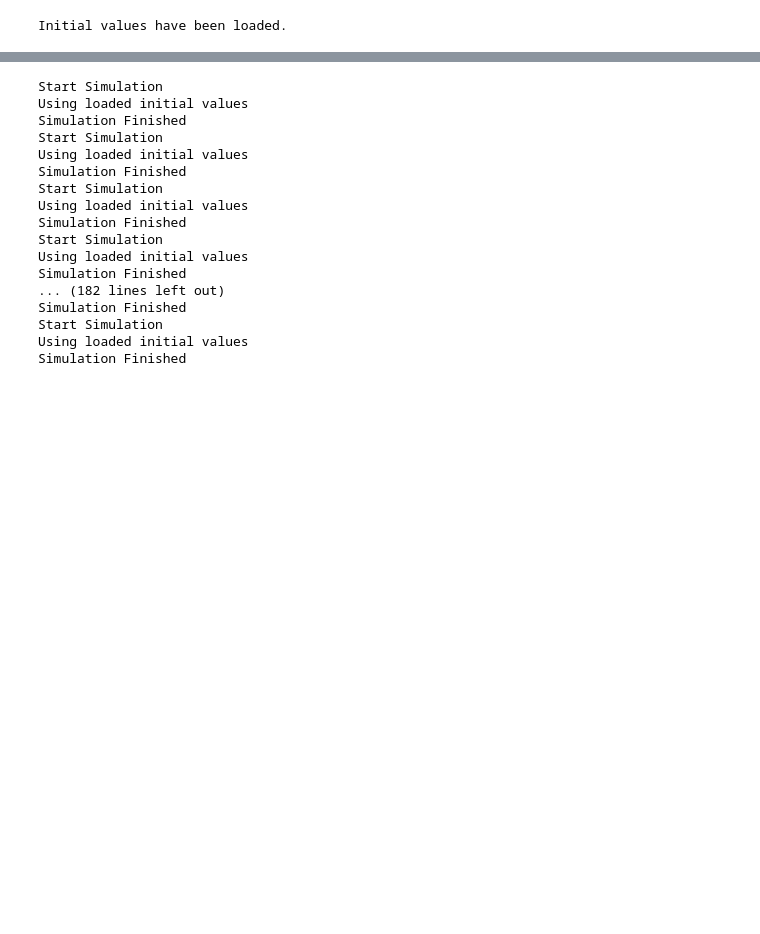
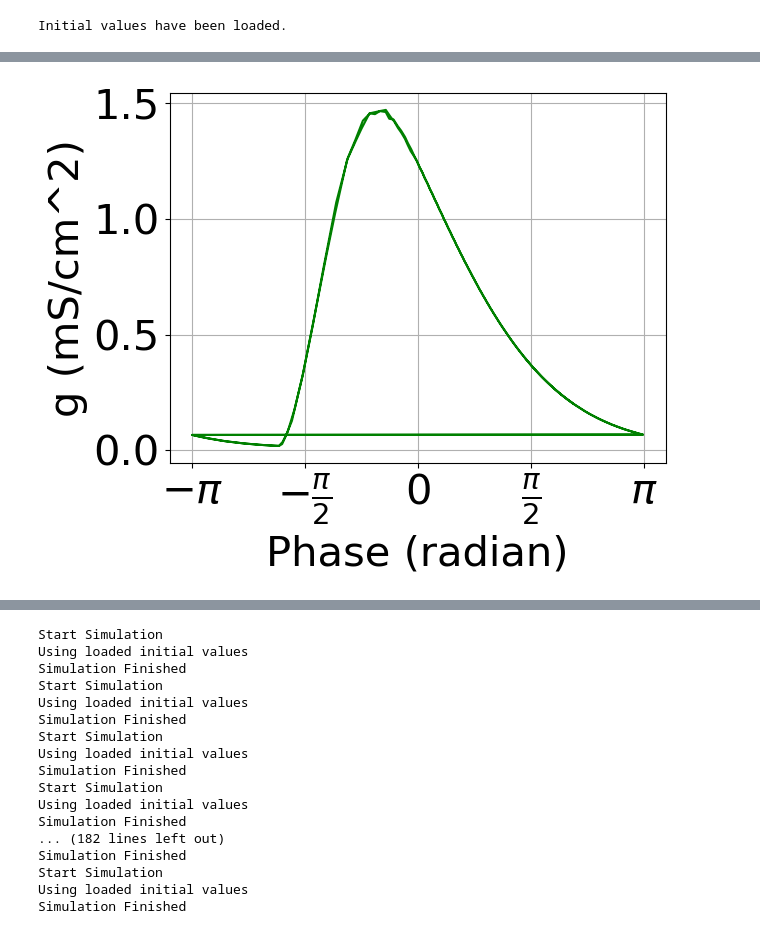
Before and after one commit to LiBinUtokyo/LowRank_ModifiedTheta_SNN, a Jupyter notebook: PYTHON/phase_sensitivity.ipynb, the cells around one changed output, grey strips where cells are left out. Saved outputs shown, nothing was run; the diff lists cells and outputs as text; code cells hidden in the pictures; blank space fills up the shorter version.

```diff
--- a/PYTHON/phase_sensitivity.ipynb
+++ b/PYTHON/phase_sensitivity.ipynb
@@ -208,0 +220,16 @@ plt.show()
+# %%
+plt.plot(instantaneous_phase[int(200/dt):int(250/dt)],signal[int(200/dt):int(250/dt)]+mean_signal, color='green')
+# plt.title("Synaptic Conductance (I to I)")
+plt.xlabel("Phase (radian)")
+plt.ylabel("g (mS/cm^2)")
+# plt.legend()
+# plt.yticks([])
+# plt.tight_layout()
+ticks = [-np.pi, -np.pi/2, 0, np.pi/2, np.pi]
+labels = [r"$-\pi$", r"$-\frac{\pi}{2}$", r"$0$", r"$\frac{\pi}{2}$", r"$\pi$"]
+
+plt.xticks(ticks, labels)
+plt.grid(True)
+plt.show()
+# %% [output]
+[figure, added]
```
Also changed, not shown: parts of 8 cells of this notebook, 3 other files.
